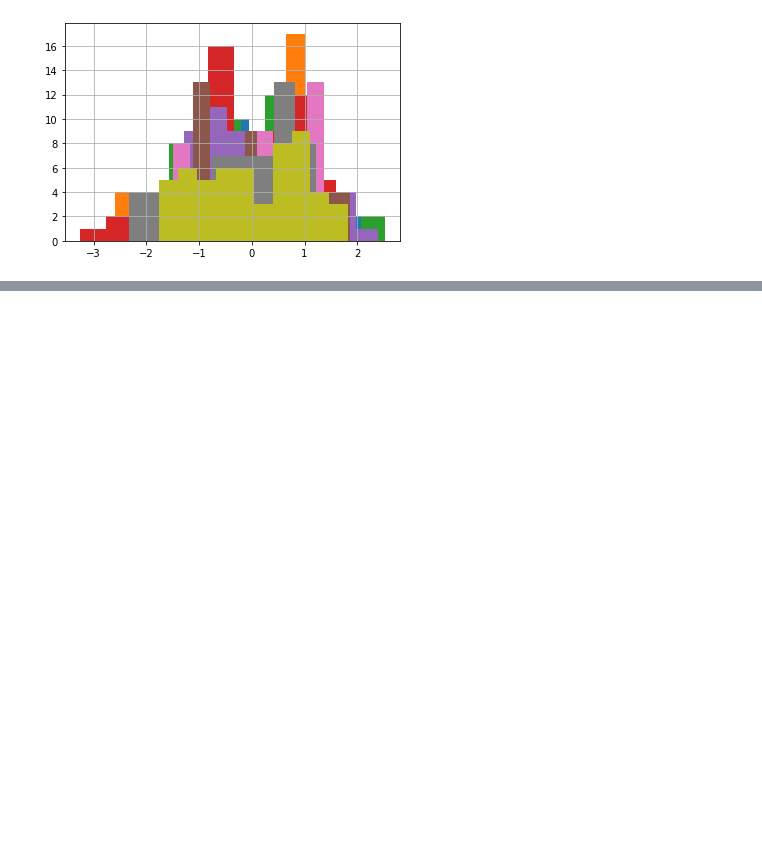
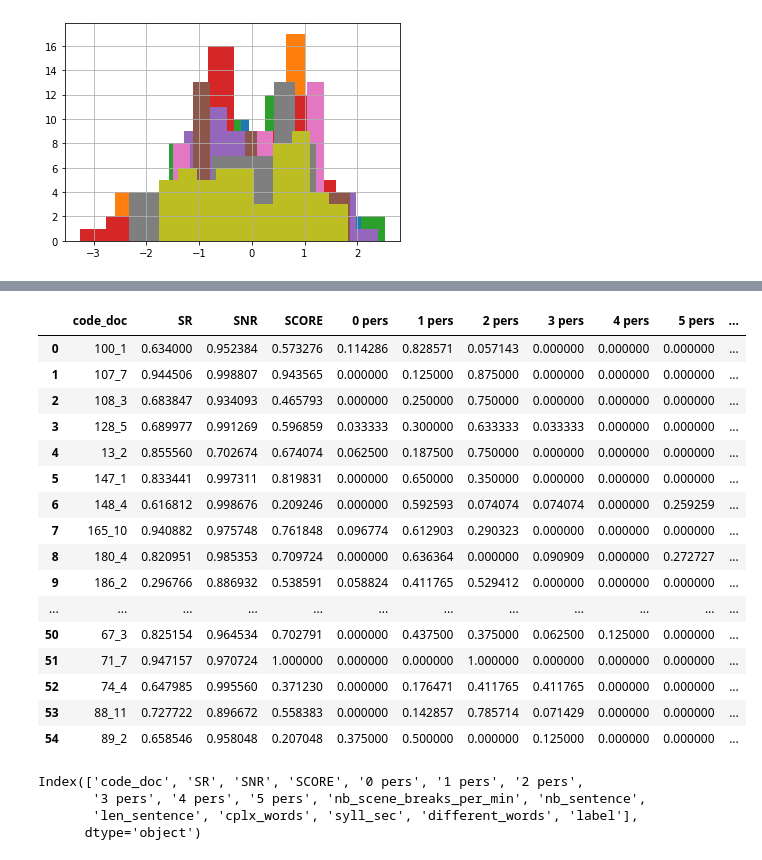
Before and after one commit to vincentnam/Project-Archean, a Jupyter notebook: ChallengeM2SID_2019.ipynb, the cells around one changed output, grey strips where cells are left out. Drawn from its saved outputs; the diff is of its cells as text; code cells hidden in the pictures; blank space fills up the shorter version.

Commit message:
ajout autres features + passage full data : mieux mais pas suffisant

```diff
--- a/ChallengeM2SID_2019.ipynb
+++ b/ChallengeM2SID_2019.ipynb
@@ -1471,0 +1628,3 @@ Héhé, on semble ne pas avoir de distribution normale !
+# %%
+audio_video = pd.merge(audio , video ,on="code_doc")
+audio_video
@@ -1471,0 +1645,5 @@ Héhé, on semble ne pas avoir de distribution normale !
+# %%
+texte = pd.read_csv("DF_aggreg.csv")
+texte = texte.rename(columns={"doc":"code_doc"})
+texte["code_doc"] = texte["code_doc"].map(lambda x : x[:-4])
+texte
@@ -1471,0 +1664,3 @@ Héhé, on semble ne pas avoir de distribution normale !
+# %%
+audio_video_texte = pd.merge(audio_video, texte[texte.columns[1:]] ,on="code_doc")
+audio_video_texte
@@ -1471,0 +1681,13 @@ Héhé, on semble ne pas avoir de distribution normale !
+# %%
+updated_csv = pd.read_csv("/content/annotations_challenge_sid (2).csv", sep="," )
+data = get_dataset(updated_csv)
+
+#dataset_upd["code_doc"] = dataset_upd["code_doc"].map(lambda x : x)
+data["code_doc"] = data["code_doc"].map(lambda x : x[:-6])
+#data = pd.DataFrame(data.mean(axis=1))
+data = data.replace(-1,np.nan)
+data["label"]=data[data.columns[2:]].mean(axis=1)
+
+labels = data[[data.columns[1] , data.columns[len(data.columns)-1]]]
+
+labels_median = pd.DataFrame(labels.groupby("code_doc").median())
@@ -1471,0 +1749,28 @@ Héhé, on semble ne pas avoir de distribution normale !
+# %%
+full_data_med = pd.merge(audio_video_texte,labels_median,on="code_doc")
+full_data_med
+# %% [output]
+|  | code_doc | SR | SNR | SCORE | 0 pers | 1 pers | 2 pers | 3 pers | 4 pers | 5 pers | ... |
+| 0 | 100_1 | 0.634000 | 0.952384 | 0.573276 | 0.114286 | 0.828571 | 0.057143 | 0.000000 | 0.000000 | 0.000000 | ... |
+| 1 | 107_7 | 0.944506 | 0.998807 | 0.943565 | 0.000000 | 0.125000 | 0.875000 | 0.000000 | 0.000000 | 0.000000 | ... |
+| 2 | 108_3 | 0.683847 | 0.934093 | 0.465793 | 0.000000 | 0.250000 | 0.750000 | 0.000000 | 0.000000 | 0.000000 | ... |
+| 3 | 128_5 | 0.689977 | 0.991269 | 0.596859 | 0.033333 | 0.300000 | 0.633333 | 0.033333 | 0.000000 | 0.000000 | ... |
+| 4 | 13_2 | 0.855560 | 0.702674 | 0.674074 | 0.062500 | 0.187500 | 0.750000 | 0.000000 | 0.000000 | 0.000000 | ... |
+| 5 | 147_1 | 0.833441 | 0.997311 | 0.819831 | 0.000000 | 0.650000 | 0.350000 | 0.000000 | 0.000000 | 0.000000 | ... |
+| 6 | 148_4 | 0.616812 | 0.998676 | 0.209246 | 0.000000 | 0.592593 | 0.074074 | 0.074074 | 0.000000 | 0.259259 | ... |
+| 7 | 165_10 | 0.940882 | 0.975748 | 0.761848 | 0.096774 | 0.612903 | 0.290323 | 0.000000 | 0.000000 | 0.000000 | ... |
+| 8 | 180_4 | 0.820951 | 0.985353 | 0.709724 | 0.000000 | 0.636364 | 0.000000 | 0.090909 | 0.000000 | 0.272727 | ... |
+| 9 | 186_2 | 0.296766 | 0.886932 | 0.538591 | 0.058824 | 0.411765 | 0.529412 | 0.000000 | 0.000000 | 0.000000 | ... |
+| ... | ... | ... | ... | ... | ... | ... | ... | ... | ... | ... | ... |
+| 50 | 67_3 | 0.825154 | 0.964534 | 0.702791 | 0.000000 | 0.437500 | 0.375000 | 0.062500 | 0.125000 | 0.000000 | ... |
+| 51 | 71_7 | 0.947157 | 0.970724 | 1.000000 | 0.000000 | 0.000000 | 1.000000 | 0.000000 | 0.000000 | 0.000000 | ... |
+| 52 | 74_4 | 0.647985 | 0.995560 | 0.371230 | 0.000000 | 0.176471 | 0.411765 | 0.411765 | 0.000000 | 0.000000 | ... |
+| 53 | 88_11 | 0.727722 | 0.896672 | 0.558383 | 0.000000 | 0.142857 | 0.785714 | 0.071429 | 0.000000 | 0.000000 | ... |
+| 54 | 89_2 | 0.658546 | 0.958048 | 0.207048 | 0.375000 | 0.500000 | 0.000000 | 0.125000 | 0.000000 | 0.000000 | ... |
+# %%
+full_data.columns
+# %% [output]
+Index(['code_doc', 'SR', 'SNR', 'SCORE', '0 pers', '1 pers', '2 pers',
+       '3 pers', '4 pers', '5 pers', 'nb_scene_breaks_per_min', 'nb_sentence',
+       'len_sentence', 'cplx_words', 'syll_sec', 'different_words', 'label'],
+      dtype='object')
```
Also changed, not shown: parts of 27 cells of this notebook.
